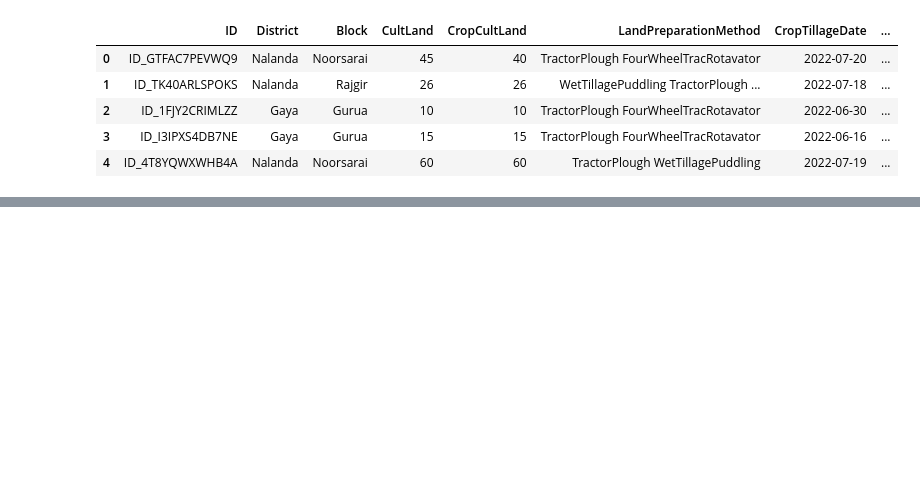
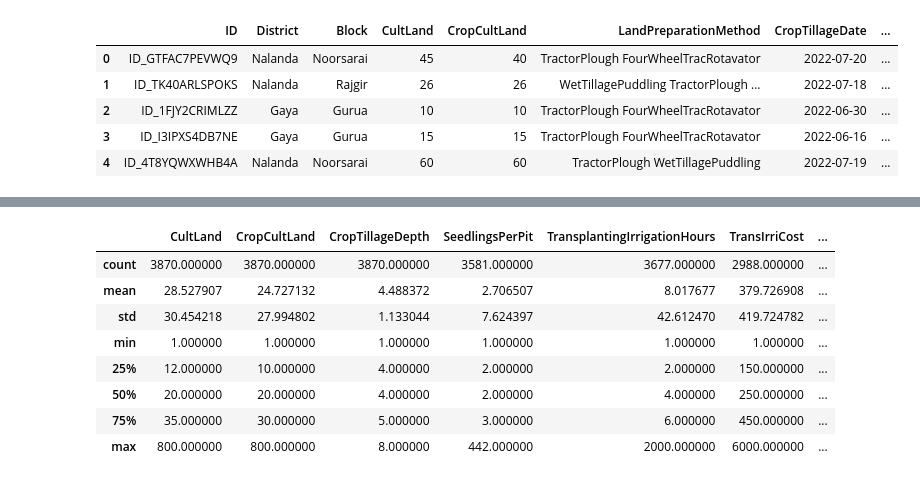
Before and after one commit to Joakimanochie/Univelcity_Capstone, a Jupyter notebook: Digital_Green_Crop_model/Green_Crop_model.ipynb, the cells around one changed output, grey strips where cells are left out. Saved outputs shown, nothing was run; the diff lists cells and outputs as text; code cells hidden in the pictures; blank space fills up the shorter version.

```diff
--- a/Digital_Green_Crop_model/Green_Crop_model.ipynb
+++ b/Digital_Green_Crop_model/Green_Crop_model.ipynb
@@ -24,0 +49,12 @@ crop_yield.head()
+# %%
+crop_yield.describe()
+# %% [output]
+|  | CultLand | CropCultLand | CropTillageDepth | SeedlingsPerPit | TransplantingIrrigationHours | TransIrriCost | ... |
+| count | 3870.000000 | 3870.000000 | 3870.000000 | 3581.000000 | 3677.000000 | 2988.000000 | ... |
+| mean | 28.527907 | 24.727132 | 4.488372 | 2.706507 | 8.017677 | 379.726908 | ... |
+| std | 30.454218 | 27.994802 | 1.133044 | 7.624397 | 42.612470 | 419.724782 | ... |
+| min | 1.000000 | 1.000000 | 1.000000 | 1.000000 | 1.000000 | 1.000000 | ... |
+| 25% | 12.000000 | 10.000000 | 4.000000 | 2.000000 | 2.000000 | 150.000000 | ... |
+| 50% | 20.000000 | 20.000000 | 4.000000 | 2.000000 | 4.000000 | 250.000000 | ... |
+| 75% | 35.000000 | 30.000000 | 5.000000 | 3.000000 | 6.000000 | 450.000000 | ... |
+| max | 800.000000 | 800.000000 | 8.000000 | 442.000000 | 2000.000000 | 6000.000000 | ... |
```
Also changed, not shown: parts of 3 cells of this notebook, 2 other files.
